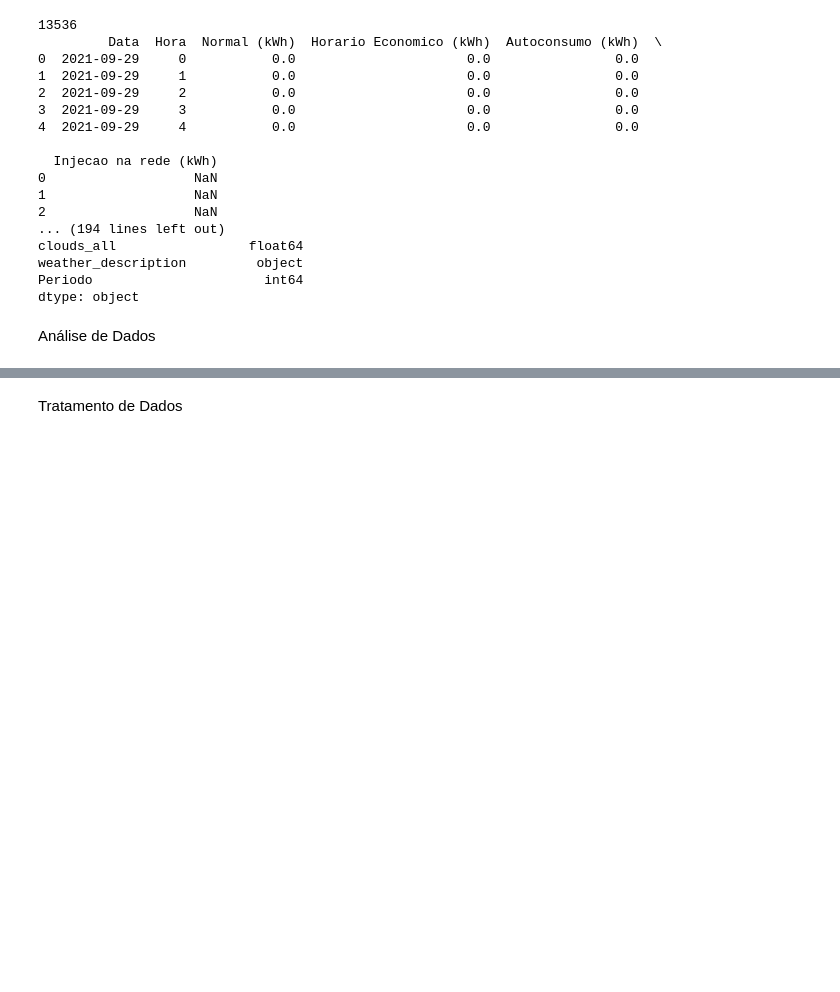
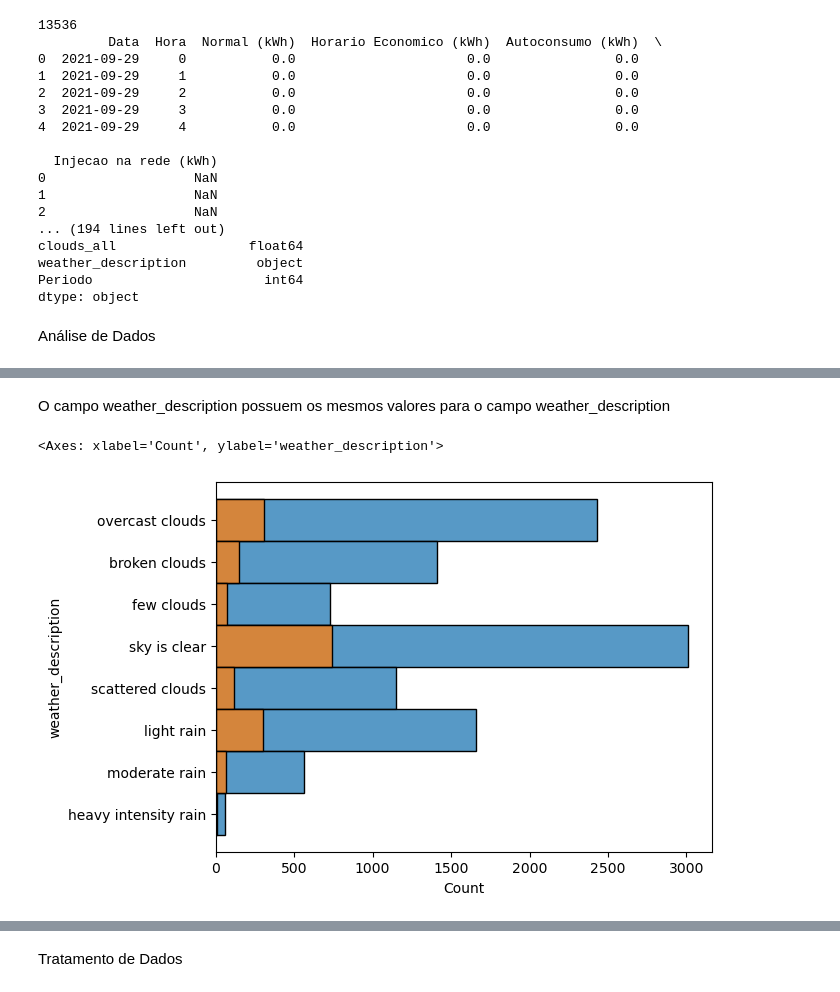
Before and after one commit to simaobarroso/tp-daa, a Jupyter notebook: competicao/comp.ipynb, the cells around one changed output, grey strips where cells are left out. Cells and saved outputs as stored; diff of their text form; code cells hidden in the pictures; blank space fills up the shorter version.

```diff
--- a/competicao/comp.ipynb
+++ b/competicao/comp.ipynb
@@ -192,0 +262,8 @@ max       7.450000    100.000000      2.000000
+# %% [markdown]
+O campo weather_description possuem os mesmos valores para o campo weather_description
+# %%
+sns.histplot(df_train["weather_description"],y=df_train["weather_description"])
+sns.histplot(df_2023["weather_description"],y=df_2023["weather_description"])
+# %% [output]
+<Axes: xlabel='Count', ylabel='weather_description'>
+[figure, added]
```
Also changed, not shown: parts of 15 cells of this notebook, 2 other files.
